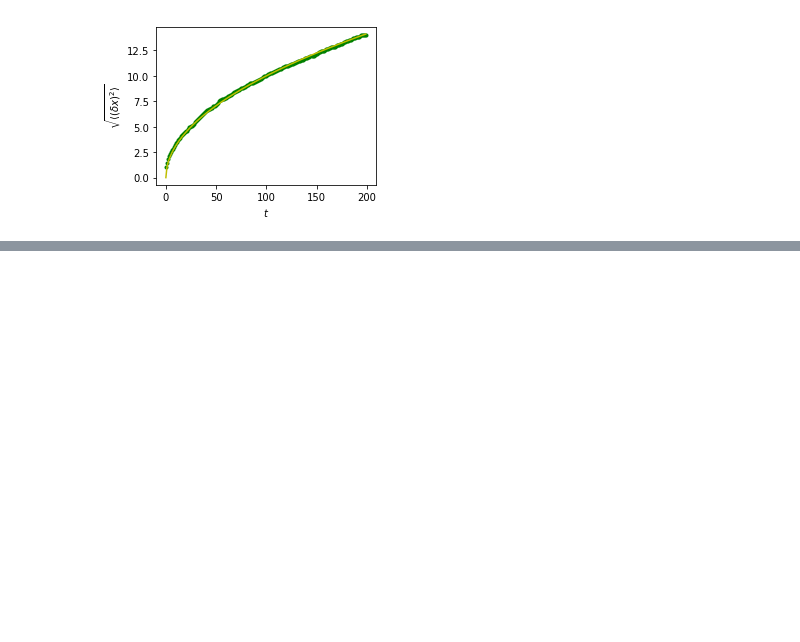
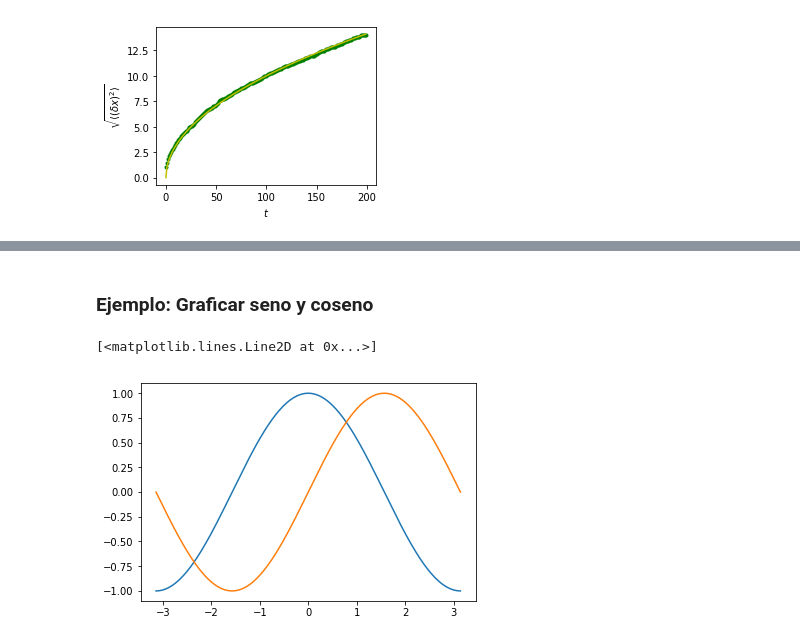
Before and after one commit to brunocu/DataScience, a Jupyter notebook: MLintro.ipynb, the cells around one changed output, grey strips where cells are left out. Cells and saved outputs as stored; diff of their text form; code cells hidden in the pictures; blank space fills up the shorter version.

Commit message:
Matplot complete

```diff
--- a/MLintro.ipynb
+++ b/MLintro.ipynb
@@ -294,0 +319,14 @@ plt.tight_layout()
+# %% [markdown]
+### Ejemplo: Graficar seno y coseno
+# %%
+import numpy as np
+import matplotlib.pyplot as plt
+
+X = np.linspace(-np.pi, np.pi, 256, endpoint=True)
+C, S = np.cos(X), np.sin(X)
+
+plt.plot(X, C)
+plt.plot(X, S)
+# %% [output]
+[<matplotlib.lines.Line2D at 0x...>]
+[figure, added]
```
Also changed, not shown: parts of 3 cells of this notebook.
